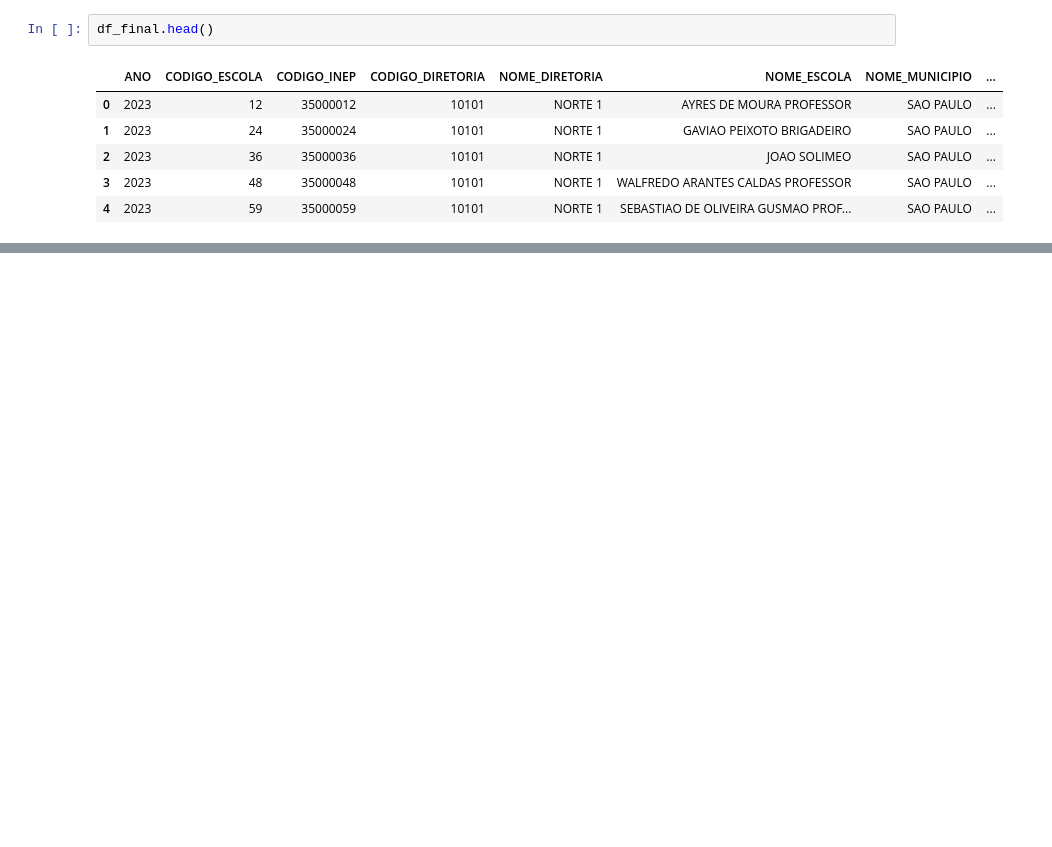
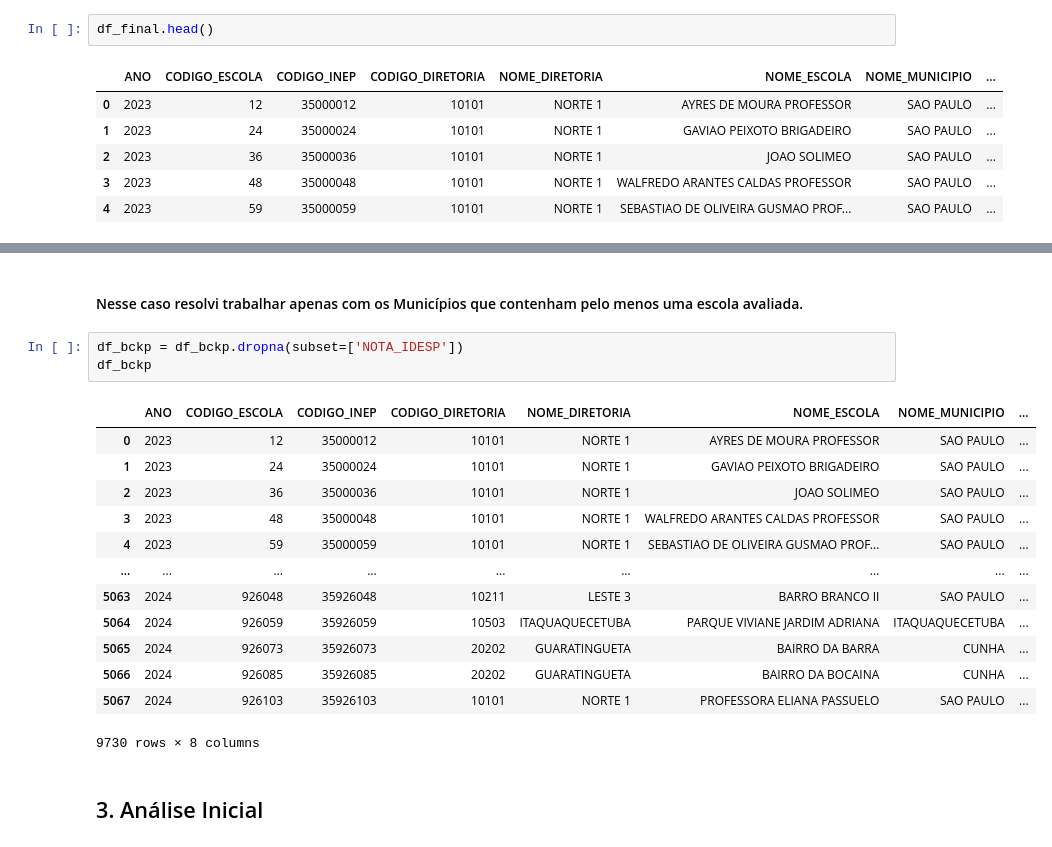
Before and after one commit to jardielsousar-cloud/Desempenho_escolas_publicas_Sao_Paulo, a Jupyter notebook: escolas.ipynb, the cells around one changed output, grey strips where cells are left out. Saved outputs shown, nothing was run; the diff lists cells and outputs as text; blank space fills up the shorter version.

Commit message:
Inicio da Análise

```diff
--- a/escolas.ipynb
+++ b/escolas.ipynb
@@ -69,0 +148,21 @@ df_1.head()
+# %% [markdown]
+#### Nesse caso resolvi trabalhar apenas com os Municípios que contenham pelo menos uma escola avaliada.
+# %%
+df_bckp = df_bckp.dropna(subset=['NOTA_IDESP'])
+df_bckp
+# %% [output]
+|  | ANO | CODIGO_ESCOLA | CODIGO_INEP | CODIGO_DIRETORIA | NOME_DIRETORIA | NOME_ESCOLA | NOME_MUNICIPIO | ... |
+| 0 | 2023 | 12 | 35000012 | 10101 | NORTE 1 | AYRES DE MOURA PROFESSOR | SAO PAULO | ... |
+| 1 | 2023 | 24 | 35000024 | 10101 | NORTE 1 | GAVIAO PEIXOTO BRIGADEIRO | SAO PAULO | ... |
+| 2 | 2023 | 36 | 35000036 | 10101 | NORTE 1 | JOAO SOLIMEO | SAO PAULO | ... |
+| 3 | 2023 | 48 | 35000048 | 10101 | NORTE 1 | WALFREDO ARANTES CALDAS PROFESSOR | SAO PAULO | ... |
+| 4 | 2023 | 59 | 35000059 | 10101 | NORTE 1 | SEBASTIAO DE OLIVEIRA GUSMAO PROF... | SAO PAULO | ... |
+| ... | ... | ... | ... | ... | ... | ... | ... | ... |
+| 5063 | 2024 | 926048 | 35926048 | 10211 | LESTE 3 | BARRO BRANCO II | SAO PAULO | ... |
+| 5064 | 2024 | 926059 | 35926059 | 10503 | ITAQUAQUECETUBA | PARQUE VIVIANE JARDIM ADRIANA | ITAQUAQUECETUBA | ... |
+| 5065 | 2024 | 926073 | 35926073 | 20202 | GUARATINGUETA | BAIRRO DA BARRA | CUNHA | ... |
+| 5066 | 2024 | 926085 | 35926085 | 20202 | GUARATINGUETA | BAIRRO DA BOCAINA | CUNHA | ... |
+| 5067 | 2024 | 926103 | 35926103 | 10101 | NORTE 1 | PROFESSORA ELIANA PASSUELO | SAO PAULO | ... |
+9730 rows × 8 columns
+# %% [markdown]
+## 3. Análise Inicial
```
Also changed, not shown: parts of 16 cells of this notebook.
